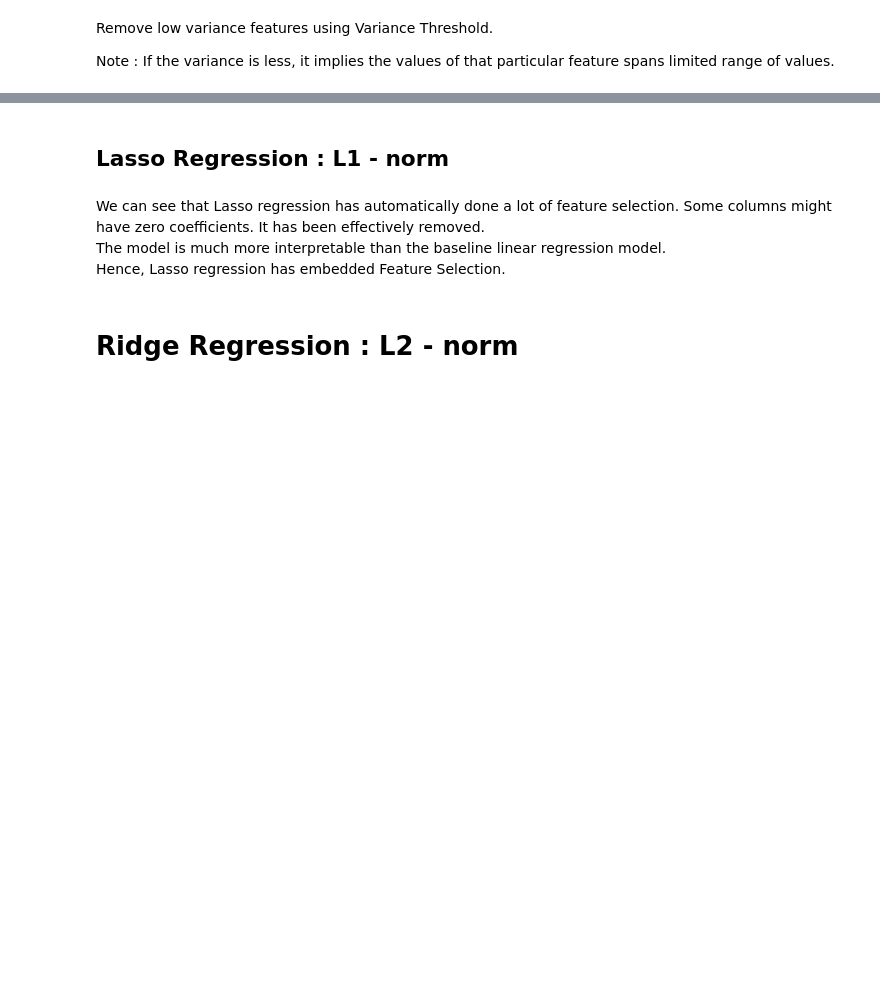
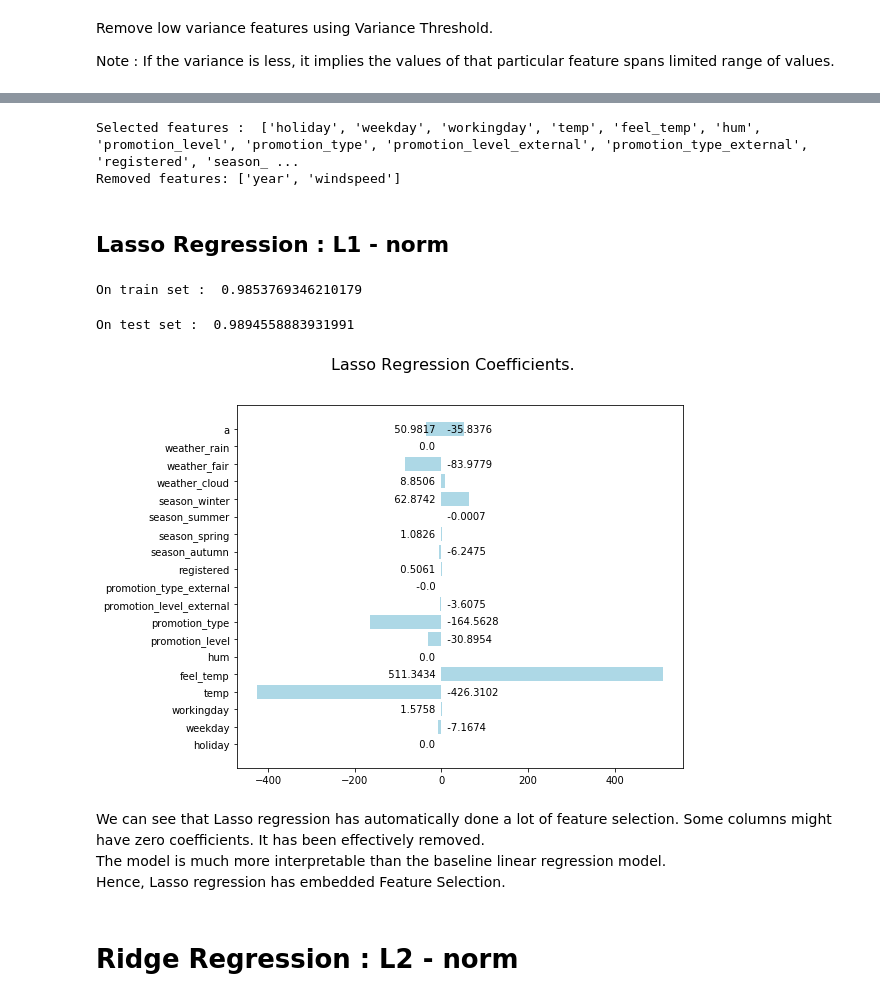
Before and after one commit to Avi-nashkumar/Semester5, a Jupyter notebook: ECSE303L/challenge-week-6/task_1_linear_reg.ipynb, the cells around one changed output, grey strips where cells are left out. Drawn from its saved outputs; the diff is of its cells as text; code cells hidden in the pictures; blank space fills up the shorter version.

```diff
--- a/ECSE303L/challenge-week-6/task_1_linear_reg.ipynb
+++ b/ECSE303L/challenge-week-6/task_1_linear_reg.ipynb
@@ -243,7 +269,7 @@ print(y_test.shape)
 # %%
 # build the Linear Regression model.
 
-model = ?
+model = LinearRegression(10)
 
 # fit the model on the training data
-model.fit(?, ?)
+model.fit(X, y)
@@ -317,8 +381,12 @@ sel.fit(X_train)
 # do not edit.
 
 selected_features = list(X_train.columns[sel.get_support()])
+removed_features =  list(X_train.columns[~sel.get_support()])
 print("Selected features : ", selected_features)
-print("Removed features : ", list(X_train.columns[~sel.get_support()]))
+print("Removed features:",removed_features)
+# %% [output]
+Selected features :  ['holiday', 'weekday', 'workingday', 'temp', 'feel_temp', 'hum', 'promotion_level', 'promotion_type', 'promotion_level_external', 'promotion_type_external', 'registered', 'season_ ...
+Removed features: ['year', 'windspeed']
 # %%
 # Delete the removed features from the train_columns list.
 
@@ -334,7 +402,7 @@ X_test = sel.transform(X_test)
 # %%
 from sklearn.linear_model import Lasso
 
-X_train, X_test, y_train, y_test = train_test_split(?, ?, test_size = ?, random_state = 100)
+X_train, X_test, y_train, y_test = train_test_split(X, y, test_size = 0.3, random_state = 100)
 
 # hyperparamater alpha : controls the degree of penaliation.
 # play around with alpha values.
@@ -344,20 +412,37 @@ alpha = 1.0
 model_lasso = Lasso(alpha = alpha)
 
 #fit the model on training data
-model_lasso.fit(?, ?)
+model_lasso.fit(X, y)
 
 #calculate the score on training data
-y_pred_train = model_lasso.predict(?)
+y_pred_train = model_lasso.predict(X_train)
 print("On train set : ", r2_score(y_train, y_pred_train))
+# %% [output]
+On train set :  0.9853769346210179
 # %%
 #evaluate the model on testing data
-y_pred_test = model_lasso.predict(?)
-print("On test set : ", r2_score(y_test, ?))
+y_pred_test = model_lasso.predict(X_test)
+print("On test set : ", r2_score(y_test, y_pred_test))
+# %% [output]
+On test set :  0.9894558883931991
 # %%
 # visualize the coefficients.
 # compare the results with the plot obtained earlier.
 
-custom_summary(model_lasso, train_columns, "Lasso Regression Coefficients.")
+train_columns.insert(18,"a")
+
+
+
+
+
+
+
+#custom_summary(model_lasso, train_columns, "Lasso Regression Coefficients.")
+# %%
+len(train_columns)
+custom_summary(model_lasso, train_columns, "Lasso Regression Coefficients.")
+# %% [output]
+[figure, added]
 # %% [markdown]
 We can see that Lasso regression has automatically done a lot of feature selection. Some columns might have zero coefficients. It has been effectively removed. <br>
 The model is much more interpretable than the baseline linear regression model.
```
Also changed, not shown: parts of 18 cells of this notebook.
